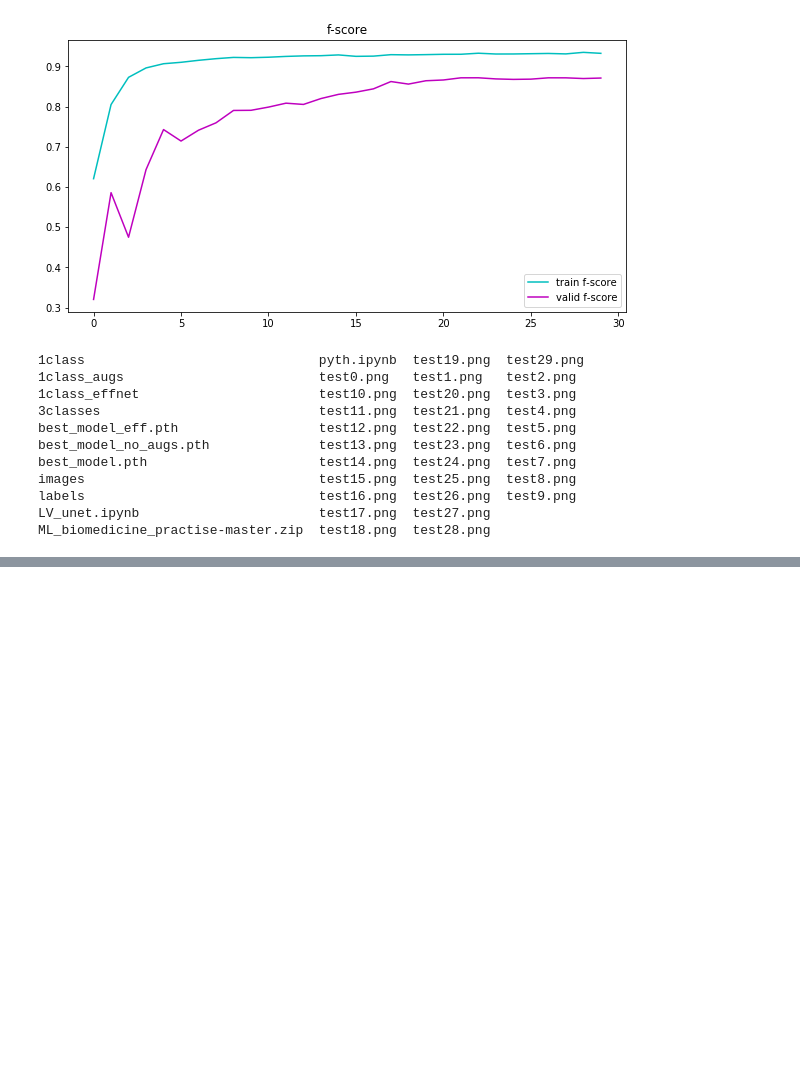
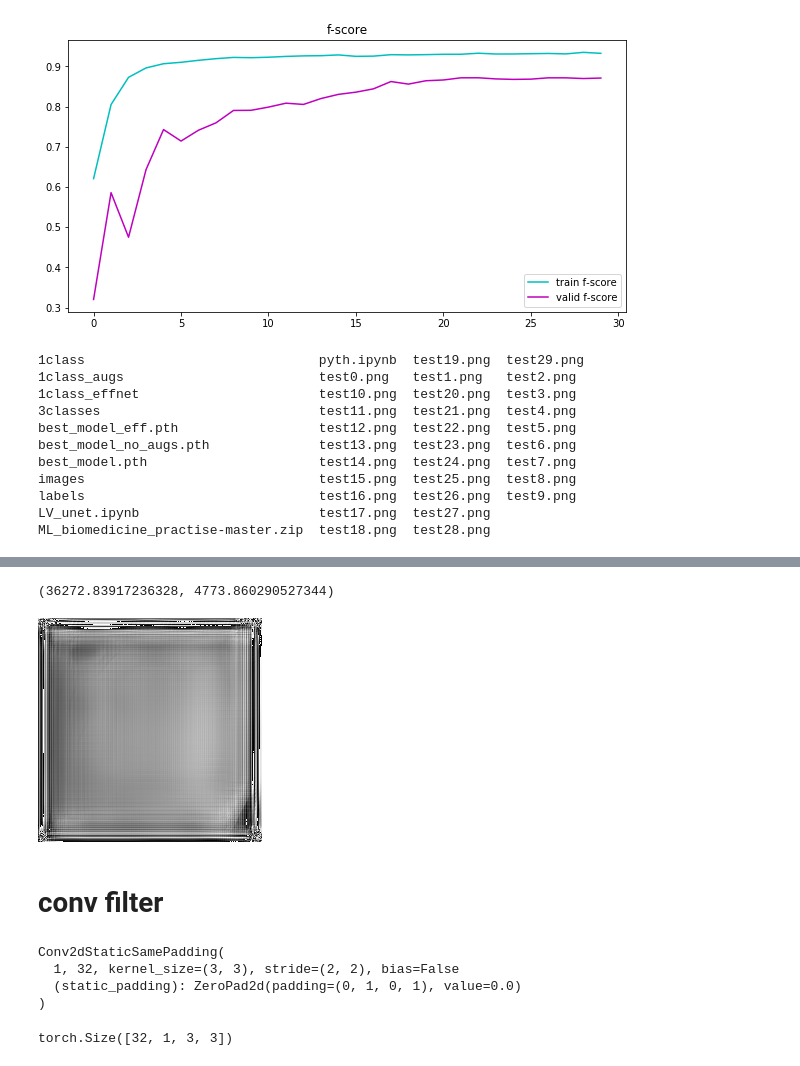
Before and after one commit to euloo/acdc, a Jupyter notebook: LV_unet.ipynb, the cells around one changed output, grey strips where cells are left out. Cells and saved outputs as stored; diff of their text form; code cells hidden in the pictures; blank space fills up the shorter version.

```diff
--- a/LV_unet.ipynb
+++ b/LV_unet.ipynb
@@ -531,0 +536,12 @@ ML_biomedicine_practise-master.zip  test18.png  test28.png
+# %%
+%%time
+field = np.zeros((224, 224))
+for i in range(224):
+    for j in range(224):
+        img = np.zeros((224, 224))
+        img[i,j] = 1
+        plt.imsave('rf_img'+ str(i) + '_' + str(j) +'.png', img)
+        mask_pred = torch.sigmoid(model(transforms.ToTensor()(img.astype('float32')).unsqueeze(0).to(device)))
+        mask_pred = mask_pred1.squeeze().cpu().detach().numpy()
+        plt.imsave('rf_pred'+ str(i) + '_' + str(j) +'.png', mask_pred)
+        field += mask_pred
@@ -531,0 +551,14 @@ ML_biomedicine_practise-master.zip  test18.png  test28.png
+# %%
+field.max(), field.min()
+# %% [output]
+(36272.83917236328, 4773.860290527344)
+# %%
+f = field.copy()
+# %%
+a = f.copy()
+# %%
+erf = Image.fromarray(np.uint8(a))
+# %%
+erf
+# %% [output]
+[figure, added]
@@ -531,0 +574,2 @@ ML_biomedicine_practise-master.zip  test18.png  test28.png
+# %% [markdown]
+# conv filter
@@ -531,0 +580,11 @@ ML_biomedicine_practise-master.zip  test18.png  test28.png
+# %%
+model.encoder._conv_stem
+# %% [output]
+Conv2dStaticSamePadding(
+  1, 32, kernel_size=(3, 3), stride=(2, 2), bias=False
+  (static_padding): ZeroPad2d(padding=(0, 1, 0, 1), value=0.0)
+)
+# %%
+kernels.size()
+# %% [output]
+torch.Size([32, 1, 3, 3])
```
Also changed, not shown: parts of 34 cells of this notebook.
